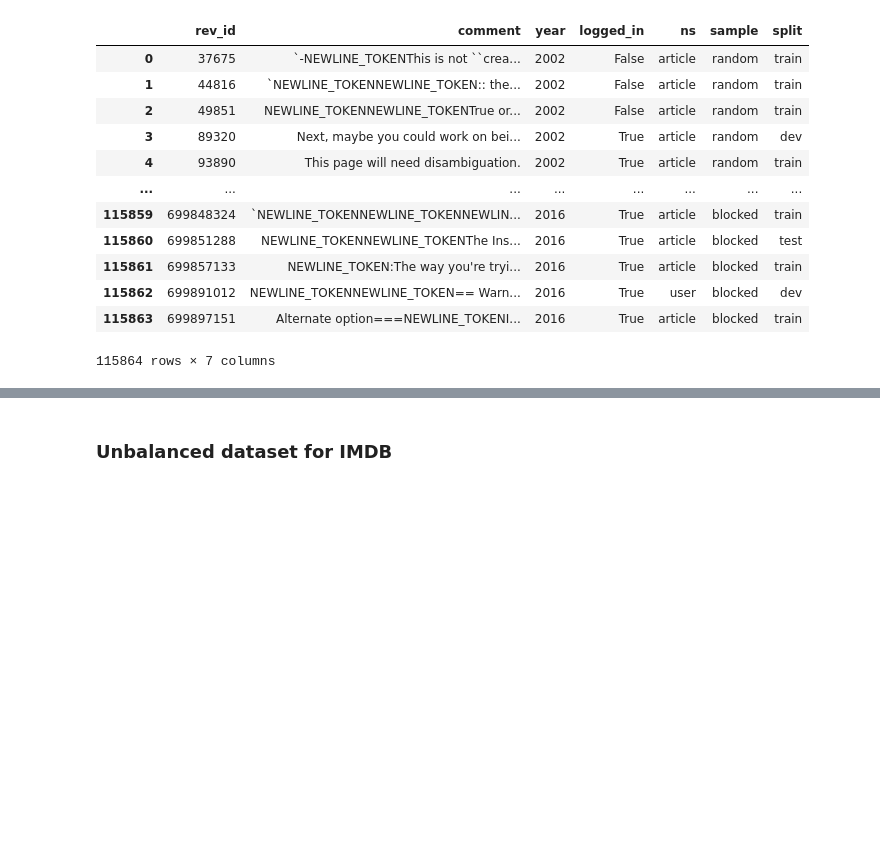
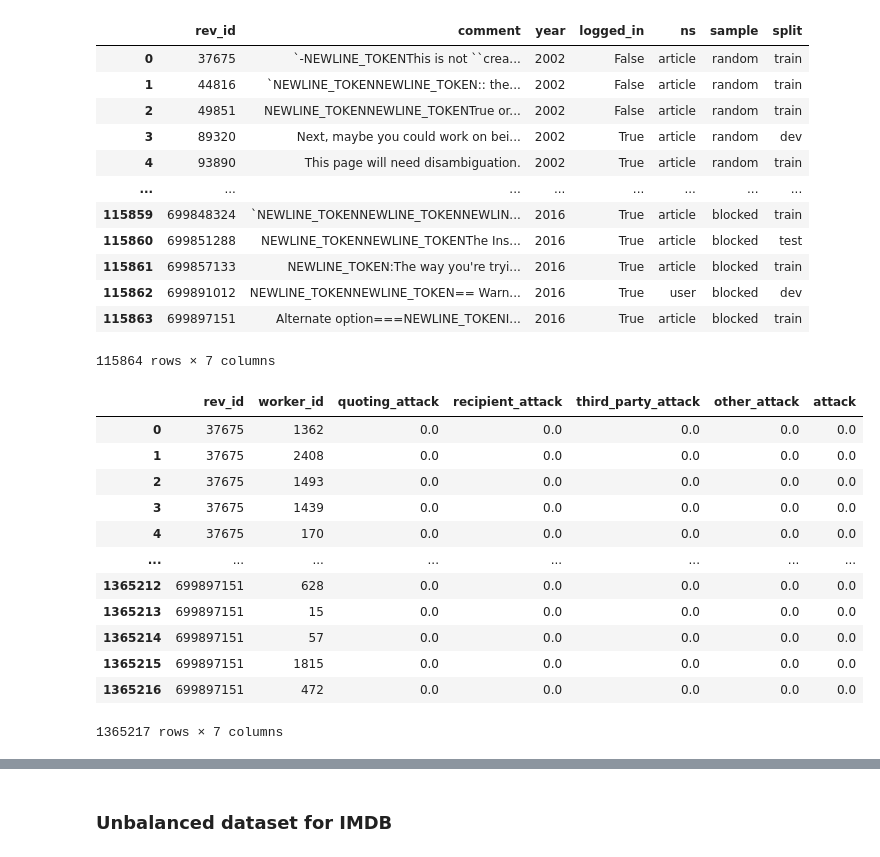
Before and after one commit to sanialecs/cheap_learning, a Jupyter notebook: Cheap_Learning.ipynb, the cells around one changed output, grey strips where cells are left out. Cells and saved outputs as stored; diff of their text form; code cells hidden in the pictures; blank space fills up the shorter version.

```diff
--- a/Cheap_Learning.ipynb
+++ b/Cheap_Learning.ipynb
@@ -64,3 +66,19 @@ wiki_comments
 | 115862 | 699891012 | NEWLINE_TOKENNEWLINE_TOKEN== Warn... | 2016 | True | user | blocked | dev |
 | 115863 | 699897151 | Alternate option===NEWLINE_TOKENI... | 2016 | True | article | blocked | train |
 115864 rows × 7 columns
+# %%
+wiki_annotations
+# %% [output]
+|  | rev_id | worker_id | quoting_attack | recipient_attack | third_party_attack | other_attack | attack |
+| 0 | 37675 | 1362 | 0.0 | 0.0 | 0.0 | 0.0 | 0.0 |
+| 1 | 37675 | 2408 | 0.0 | 0.0 | 0.0 | 0.0 | 0.0 |
+| 2 | 37675 | 1493 | 0.0 | 0.0 | 0.0 | 0.0 | 0.0 |
+| 3 | 37675 | 1439 | 0.0 | 0.0 | 0.0 | 0.0 | 0.0 |
+| 4 | 37675 | 170 | 0.0 | 0.0 | 0.0 | 0.0 | 0.0 |
+| ... | ... | ... | ... | ... | ... | ... | ... |
+| 1365212 | 699897151 | 628 | 0.0 | 0.0 | 0.0 | 0.0 | 0.0 |
+| 1365213 | 699897151 | 15 | 0.0 | 0.0 | 0.0 | 0.0 | 0.0 |
+| 1365214 | 699897151 | 57 | 0.0 | 0.0 | 0.0 | 0.0 | 0.0 |
+| 1365215 | 699897151 | 1815 | 0.0 | 0.0 | 0.0 | 0.0 | 0.0 |
+| 1365216 | 699897151 | 472 | 0.0 | 0.0 | 0.0 | 0.0 | 0.0 |
+1365217 rows × 7 columns
```
Also changed, not shown: parts of 20 cells of this notebook, 3 other files.
